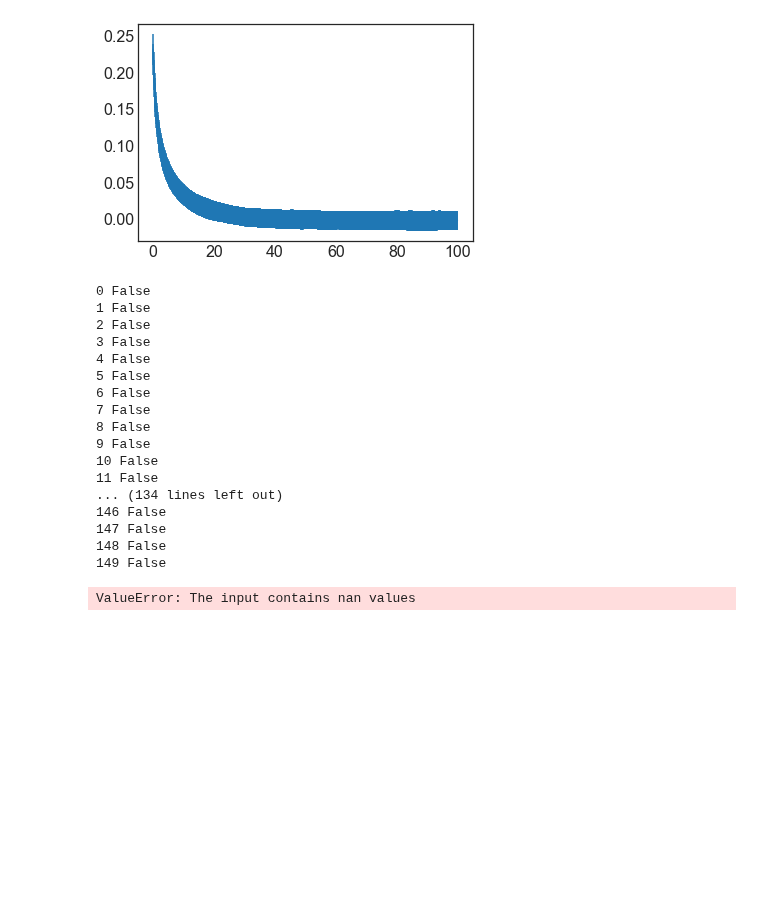
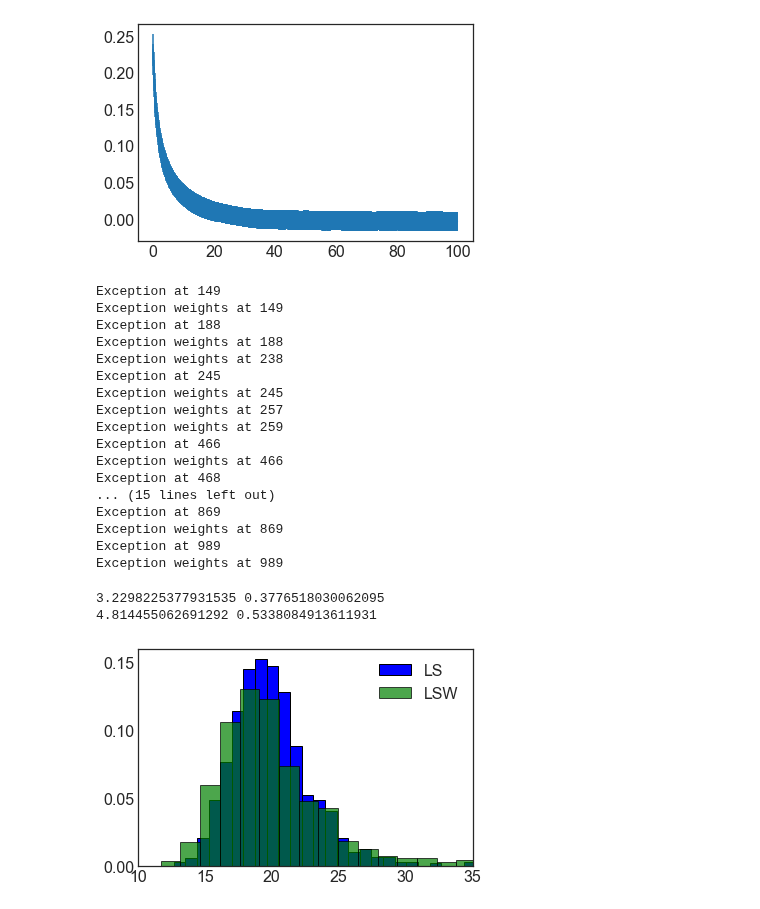
Before and after one commit to hstrey/FCS-simulations, a Jupyter notebook: LS fit FCS simulation shorter data.ipynb, the cells around one changed output. Drawn from its saved outputs; the diff is of its cells as text; code cells hidden in the pictures; blank space fills up the shorter version.

Commit message:
ran smaller data sets for comparison

```diff
--- a/LS fit FCS simulation shorter data.ipynb
+++ b/LS fit FCS simulation shorter data.ipynb
@@ -27,7 +29,7 @@ plt.style.use('seaborn-white')
 # %%
 # this is the more realistic model with periodic boundary conditions -L,L
 def corrfitPB(t,N,D,w0,L):
-    nmax = 15
+    nmax = 40
     n = np.arange(1,nmax)
     nn,tt = np.meshgrid(n,t)
 
@@ -48,7 +50,7 @@ N = 20
 length = 10000
 # %%
 acf_all=None
-for i in range(500):
+for i in range(1000):
     # generate steps for all particles
     steps=np.random.normal(loc=0.0, scale=np.sqrt(2*D*dt), size=(N,length))
     # initial positions
@@ -96,19 +98,21 @@ dDS_list=[]
 corrfitPB_model=lm.Model(corrfitPB)
 
 for i,y in enumerate(acf_all):
-#    print(i,np.isnan(y).any())
     paramsPB = corrfitPB_model.make_params()
     paramsPB['w0'].set(value=1,vary=False)
     paramsPB['N'].set(value=20,vary=True)
     paramsPB['D'].set(value=D,vary=True)
     paramsPB['L'].set(value=L,vary=False)
 
-    resultPB = corrfitPB_model.fit(t=t,data=y,params=paramsPB)
-
-    N_list.append(resultPB.values['N'])
-    D_list.append(resultPB.values['D'])
-    dN_list.append(np.sqrt(resultPB.covar[0,0]))
-    dD_list.append(np.sqrt(resultPB.covar[1,1]))
+    try:
+        resultPB = corrfitPB_model.fit(t=t,data=y,params=paramsPB)
+    except:
+        print("Exception at",i)
+    else:
+        N_list.append(resultPB.values['N'])
+        D_list.append(resultPB.values['D'])
+        dN_list.append(np.sqrt(resultPB.covar[0,0]))
+        dD_list.append(np.sqrt(resultPB.covar[1,1]))
 
     paramsPBS = corrfitPB_model.make_params()
     paramsPBS['w0'].set(value=1,vary=False)
@@ -116,31 +120,33 @@ for i,y in enumerate(acf_all):
     paramsPBS['D'].set(value=D,vary=True)
     paramsPBS['L'].set(value=L,vary=False)
 
-    resultPBS = corrfitPB_model.fit(t=t,data=y,weights=1/acf_std,params=paramsPBS)
-
-    NS_list.append(resultPBS.values['N'])
-    DS_list.append(resultPBS.values['D'])
-    dNS_list.append(np.sqrt(resultPBS.covar[0,0]))
-    dDS_list.append(np.sqrt(resultPBS.covar[1,1]))
+    try:
+        resultPBS = corrfitPB_model.fit(t=t,data=y,weights=1/acf_std,params=paramsPBS)
+    except:
+        print("Exception weights at",i)
+    else:
+        NS_list.append(resultPBS.values['N'])
+        DS_list.append(resultPBS.values['D'])
+        dNS_list.append(np.sqrt(resultPBS.covar[0,0]))
+        dDS_list.append(np.sqrt(resultPBS.covar[1,1]))
 # %% [output]
-0 False
-1 False
-2 False
-3 False
-4 False
-5 False
-6 False
-7 False
-8 False
-9 False
-10 False
-11 False
-... (134 lines left out)
-146 False
-147 False
-148 False
-149 False
+Exception at 149
+Exception weights at 149
+Exception at 188
+Exception weights at 188
+Exception weights at 238
+Exception at 245
+Exception weights at 245
+Exception weights at 257
+Exception weights at 259
+Exception at 466
+Exception weights at 466
+Exception at 468
+... (15 lines left out)
+Exception at 869
+Exception weights at 869
+Exception at 989
+Exception weights at 989
-ValueError: The input contains nan values
 # %%
 N_list = np.array(N_list)
 dN_list = np.array(dN_list)
@@ -152,11 +158,15 @@ dNS_list = np.array(dNS_list)
 DS_list = np.array(DS_list)
 dDS_list = np.array(dDS_list)
 # %%
-plt.hist(N_list,bins=30,normed=True,color="blue",label="LS")
-plt.hist(NS_list,bins=30,normed=True,color="green",alpha=0.7,label="LSW")
-plt.xlim((15,25))
+plt.hist(N_list,bins=30,normed=True,color="blue",edgecolor="k",label="LS")
+plt.hist(NS_list,bins=30,normed=True,color="green",edgecolor="k",alpha=0.7,label="LSW")
+plt.xlim((10,35))
 plt.legend()
 print(N_list.std(),dN_list.mean())
 print(NS_list.std(),dNS_list.mean())
+# %% [output]
+3.2298225377931535 0.3776518030062095
+4.814455062691292 0.5338084913611931
+[figure, added]
 # %%
 plt.figure(figsize=(5, 3))
```
Also changed, not shown: parts of 6 cells of this notebook, 1 other file.
